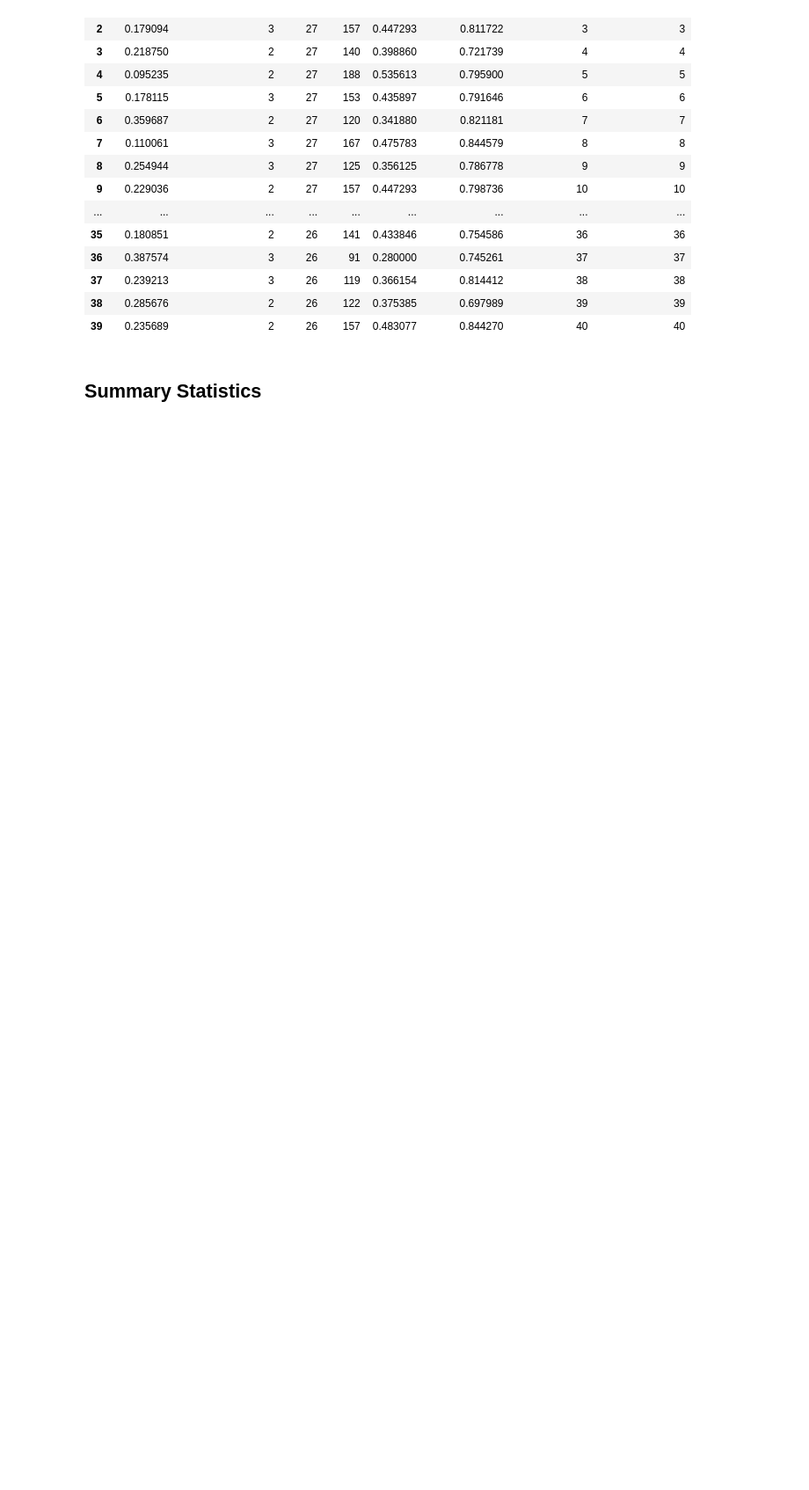
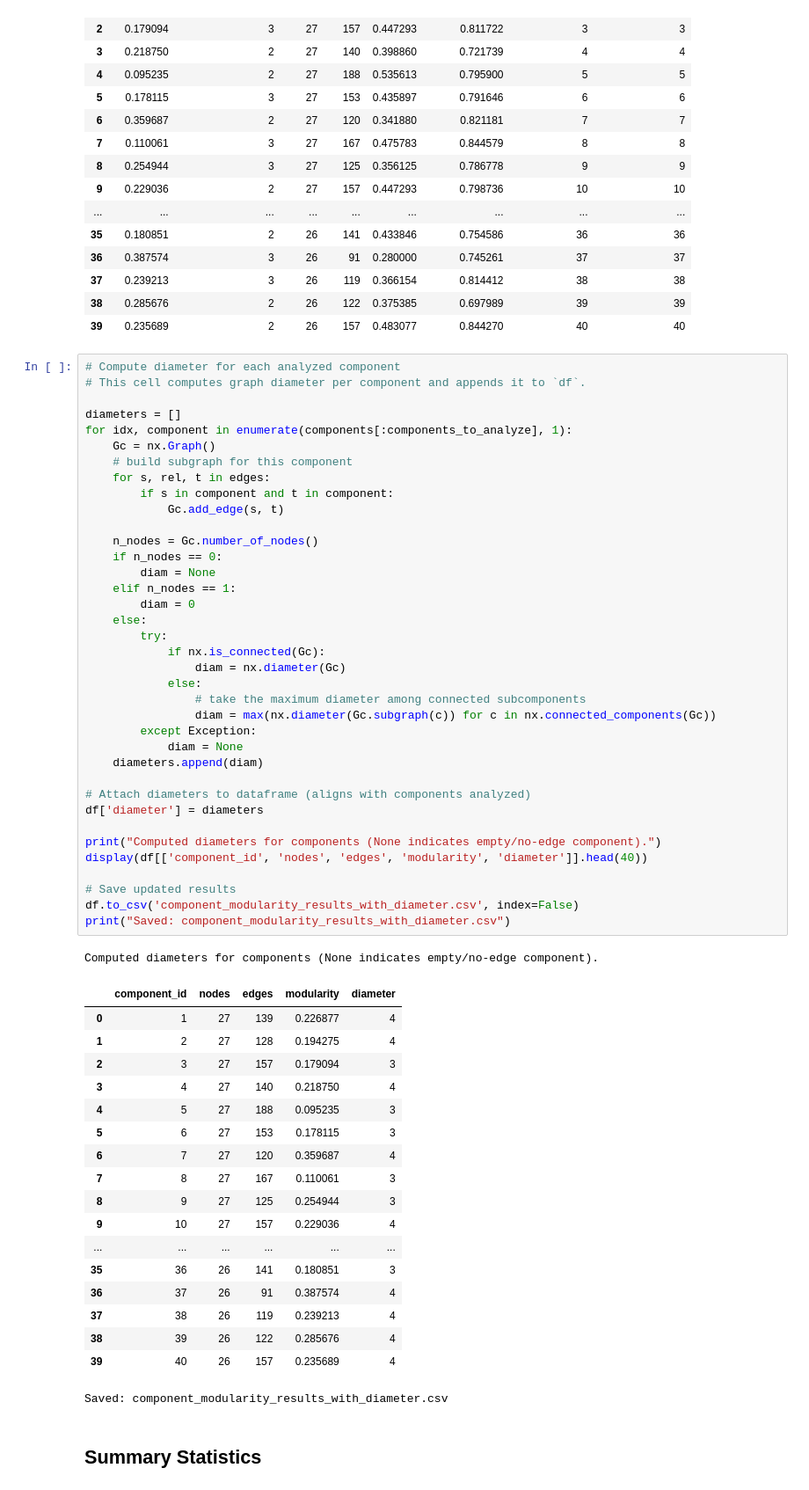
Before and after one commit to Prathishghosh16/PrecogTask, a Jupyter notebook: component_modularity_notebook.ipynb, the cells around one changed output. Shown at 88% size. Saved outputs shown, nothing was run; the diff lists cells and outputs as text; blank space fills up the shorter version.

```diff
--- a/component_modularity_notebook.ipynb
+++ b/component_modularity_notebook.ipynb
@@ -216,6 +216,63 @@ First 10 results:
 | 37 | 0.239213 | 3 | 26 | 119 | 0.366154 | 0.814412 | 38 | 38 |
 | 38 | 0.285676 | 2 | 26 | 122 | 0.375385 | 0.697989 | 39 | 39 |
 | 39 | 0.235689 | 2 | 26 | 157 | 0.483077 | 0.844270 | 40 | 40 |
+# %%
+# Compute diameter for each analyzed component
+# This cell computes graph diameter per component and appends it to `df`.
+
+diameters = []
+for idx, component in enumerate(components[:components_to_analyze], 1):
+    Gc = nx.Graph()
+    # build subgraph for this component
+    for s, rel, t in edges:
+        if s in component and t in component:
+            Gc.add_edge(s, t)
+
+    n_nodes = Gc.number_of_nodes()
+    if n_nodes == 0:
+        diam = None
+    elif n_nodes == 1:
+        diam = 0
+    else:
+        try:
+            if nx.is_connected(Gc):
+                diam = nx.diameter(Gc)
+            else:
+                # take the maximum diameter among connected subcomponents
+                diam = max(nx.diameter(Gc.subgraph(c)) for c in nx.connected_components(Gc))
+        except Exception:
+            diam = None
+    diameters.append(diam)
+
+# Attach diameters to dataframe (aligns with components analyzed)
+df['diameter'] = diameters
+
+print("Computed diameters for components (None indicates empty/no-edge component).")
+display(df[['component_id', 'nodes', 'edges', 'modularity', 'diameter']].head(40))
+
+# Save updated results
+df.to_csv('component_modularity_results_with_diameter.csv', index=False)
+print("Saved: component_modularity_results_with_diameter.csv")
+# %% [output]
+Computed diameters for components (None indicates empty/no-edge component).
+|  | component_id | nodes | edges | modularity | diameter |
+| 0 | 1 | 27 | 139 | 0.226877 | 4 |
+| 1 | 2 | 27 | 128 | 0.194275 | 4 |
+| 2 | 3 | 27 | 157 | 0.179094 | 3 |
+| 3 | 4 | 27 | 140 | 0.218750 | 4 |
+| 4 | 5 | 27 | 188 | 0.095235 | 3 |
+| 5 | 6 | 27 | 153 | 0.178115 | 3 |
+| 6 | 7 | 27 | 120 | 0.359687 | 4 |
+| 7 | 8 | 27 | 167 | 0.110061 | 3 |
+| 8 | 9 | 27 | 125 | 0.254944 | 3 |
+| 9 | 10 | 27 | 157 | 0.229036 | 4 |
+| ... | ... | ... | ... | ... | ... |
+| 35 | 36 | 26 | 141 | 0.180851 | 3 |
+| 36 | 37 | 26 | 91 | 0.387574 | 4 |
+| 37 | 38 | 26 | 119 | 0.239213 | 4 |
+| 38 | 39 | 26 | 122 | 0.285676 | 4 |
+| 39 | 40 | 26 | 157 | 0.235689 | 4 |
+Saved: component_modularity_results_with_diameter.csv
 # %% [markdown]
 ## Summary Statistics
 # %%
```
Also changed, not shown: 9 other files.
